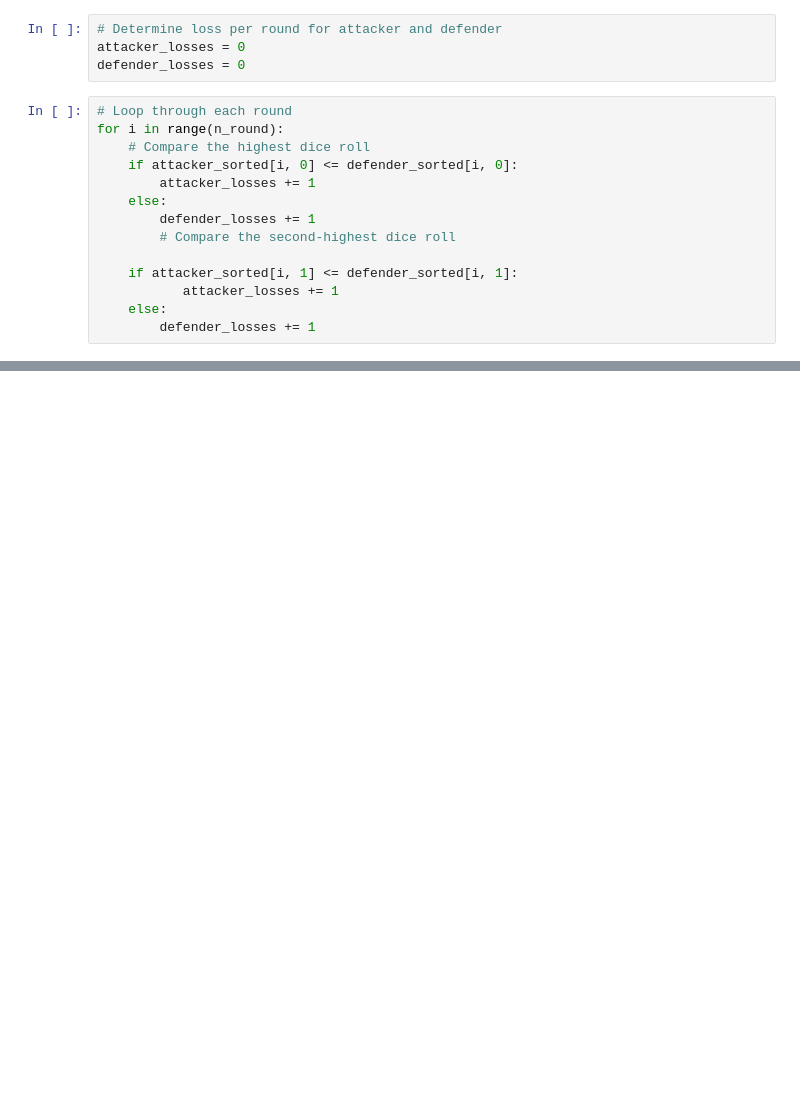
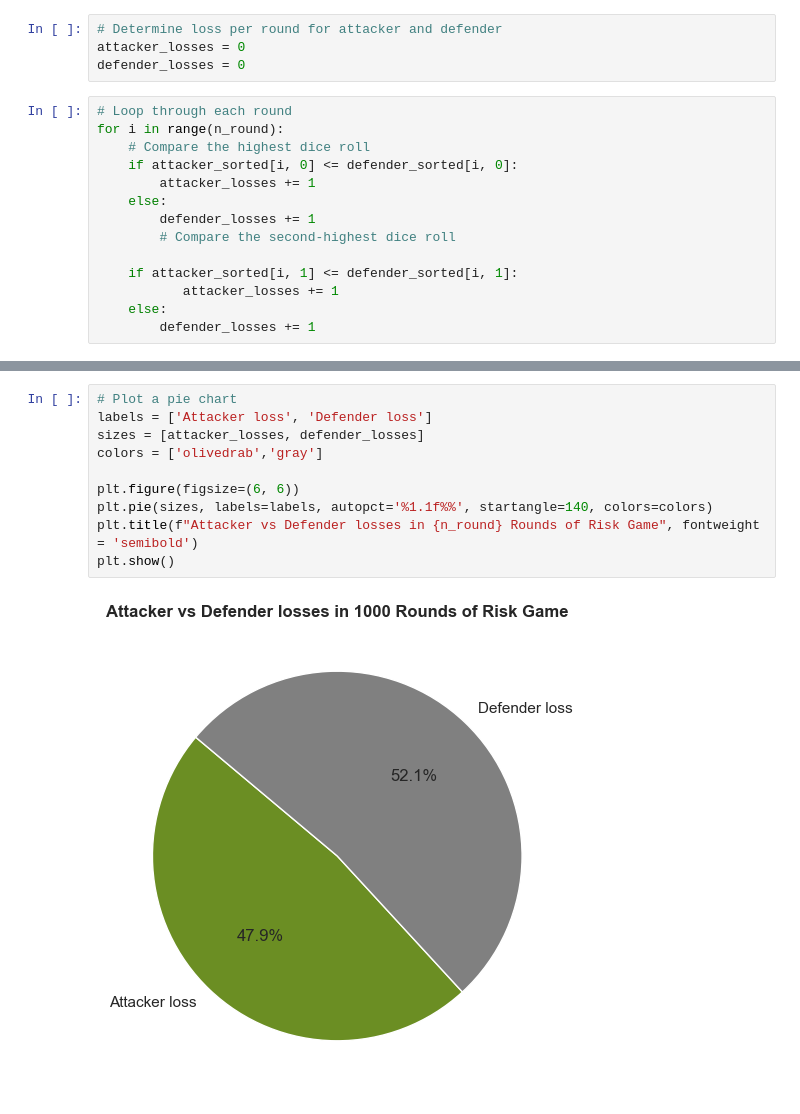
Before and after one commit to Gtalen/PFDA, a Jupyter notebook: pfda_assignment/assignment_5_risk.ipynb, the cells around one changed output, grey strips where cells are left out. Cells and saved outputs as stored; diff of their text form; blank space fills up the shorter version.

```diff
--- a/pfda_assignment/assignment_5_risk.ipynb
+++ b/pfda_assignment/assignment_5_risk.ipynb
@@ -192,3 +199,15 @@ and plots the results.
+# %%
+# Plot a pie chart
+labels = ['Attacker loss', 'Defender loss']
+sizes = [attacker_losses, defender_losses]
+colors = ['olivedrab','gray']
+
+plt.figure(figsize=(6, 6))
+plt.pie(sizes, labels=labels, autopct='%1.1f%%', startangle=140, colors=colors)
+plt.title(f"Attacker vs Defender losses in {n_round} Rounds of Risk Game", fontweight = 'semibold')
+plt.show()
+# %% [output]
+[figure, added]
 # %% [markdown]
 ## References
 - https://numpy.org/doc/stable/user/absolute_beginners.html
```
Also changed, not shown: parts of 18 cells of this notebook, 6 other files.
